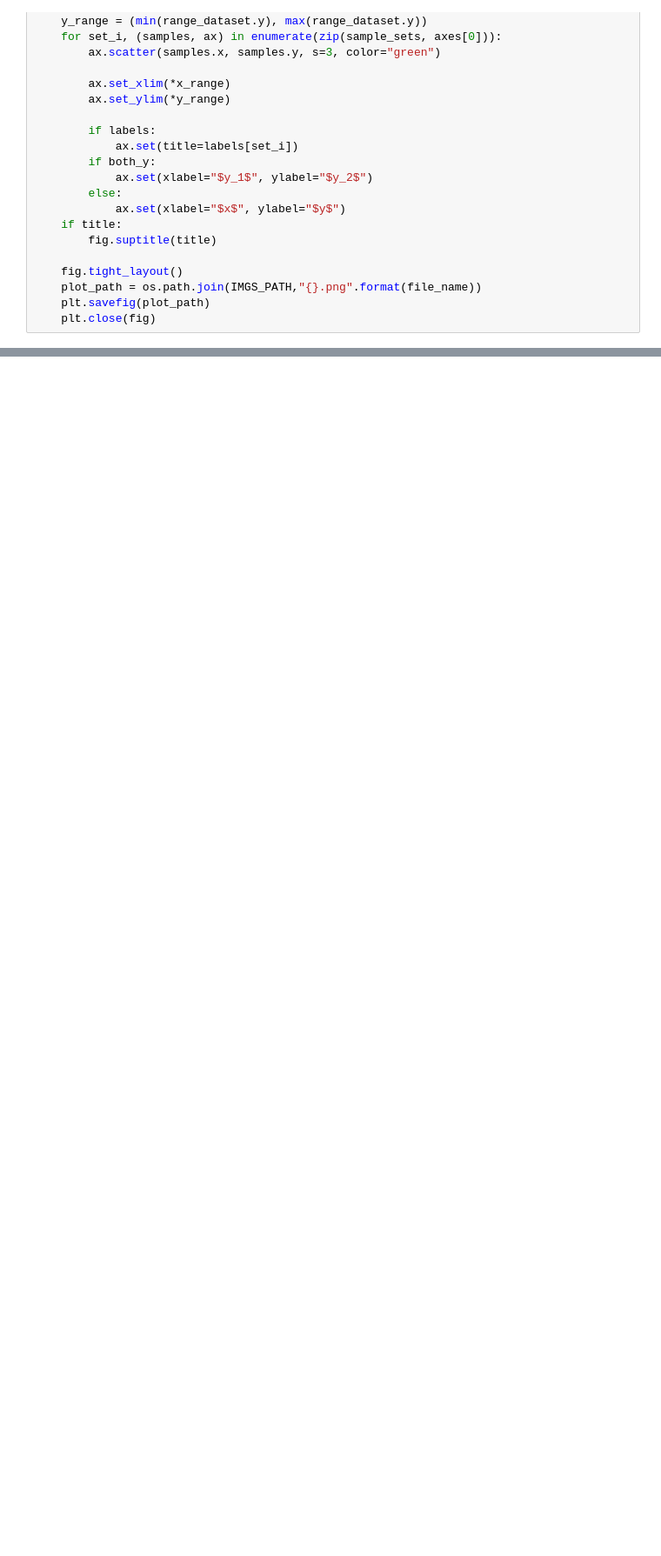
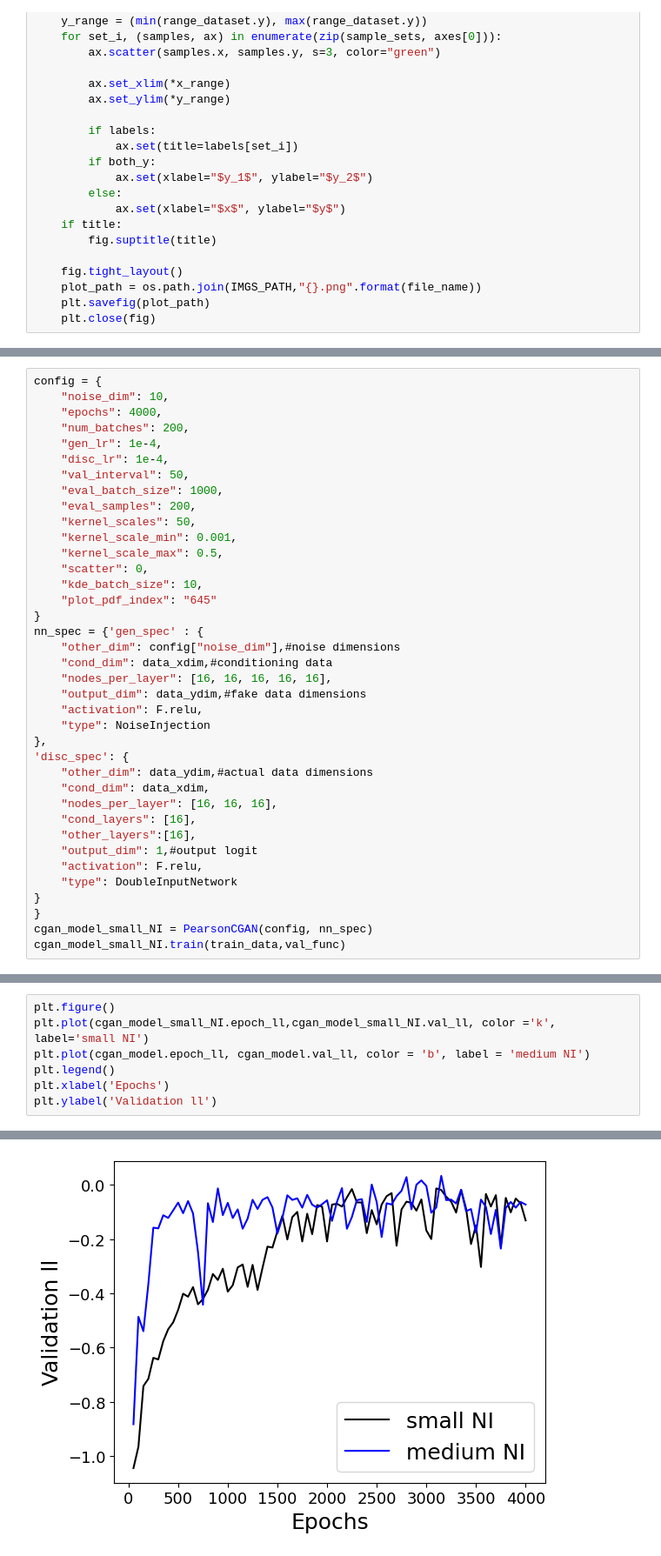
Before and after one commit to ltyap/MSc-Thesis, a Jupyter notebook: CGAN_implementation.ipynb, the cells around one changed output, grey strips where cells are left out. Shown at 87% size. Cells and saved outputs as stored; diff of their text form; blank space fills up the shorter version.

```diff
--- a/CGAN_implementation.ipynb
+++ b/CGAN_implementation.ipynb
@@ -469,0 +612,38 @@ best epoch:%g 1289
+# %%
+config = {
+    "noise_dim": 10,
+    "epochs": 4000,
+    "num_batches": 200,
+    "gen_lr": 1e-4,
+    "disc_lr": 1e-4,
+    "val_interval": 50,
+    "eval_batch_size": 1000,
+    "eval_samples": 200,
+    "kernel_scales": 50,
+    "kernel_scale_min": 0.001,
+    "kernel_scale_max": 0.5,
+    "scatter": 0,
+    "kde_batch_size": 10,
+    "plot_pdf_index": "645"
+}
+nn_spec = {'gen_spec' : {
+    "other_dim": config["noise_dim"],#noise dimensions
+    "cond_dim": data_xdim,#conditioning data
+    "nodes_per_layer": [16, 16, 16, 16, 16],
+    "output_dim": data_ydim,#fake data dimensions
+    "activation": F.relu,
+    "type": NoiseInjection
+},
+'disc_spec': {
+    "other_dim": data_ydim,#actual data dimensions
+    "cond_dim": data_xdim,
+    "nodes_per_layer": [16, 16, 16],
+    "cond_layers": [16],
+    "other_layers":[16],
+    "output_dim": 1,#output logit
+    "activation": F.relu,
+    "type": DoubleInputNetwork
+}
+}
+cgan_model_small_NI = PearsonCGAN(config, nn_spec)
+cgan_model_small_NI.train(train_data,val_func)
@@ -469,0 +669,8 @@ best epoch:%g 1289
+# %%
+plt.figure()
+plt.plot(cgan_model_small_NI.epoch_ll,cgan_model_small_NI.val_ll, color ='k', label='small NI')
+plt.plot(cgan_model.epoch_ll, cgan_model.val_ll, color = 'b', label = 'medium NI')
+plt.legend()
+plt.xlabel('Epochs')
+plt.ylabel('Validation ll')
+# %% [output]
@@ -469,0 +678 @@ best epoch:%g 1289
+[figure, added]
```
Also changed, not shown: parts of 24 cells of this notebook.
